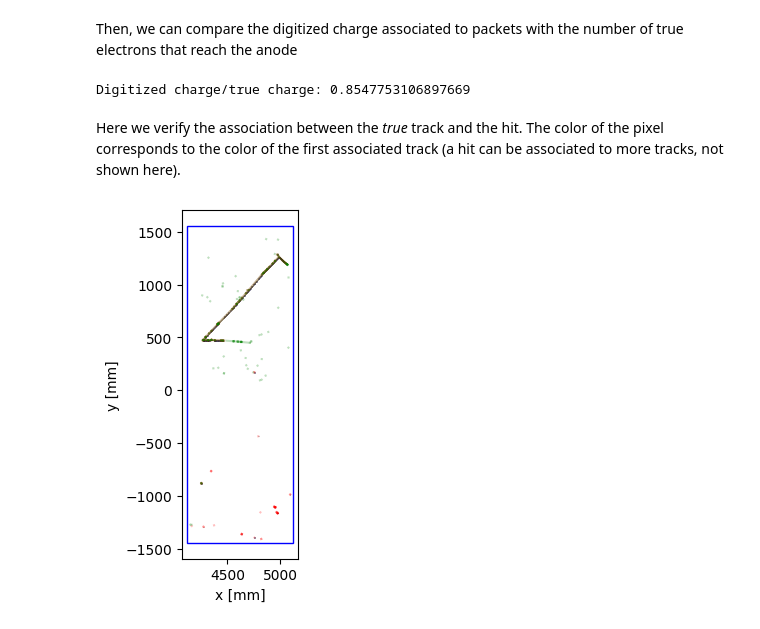
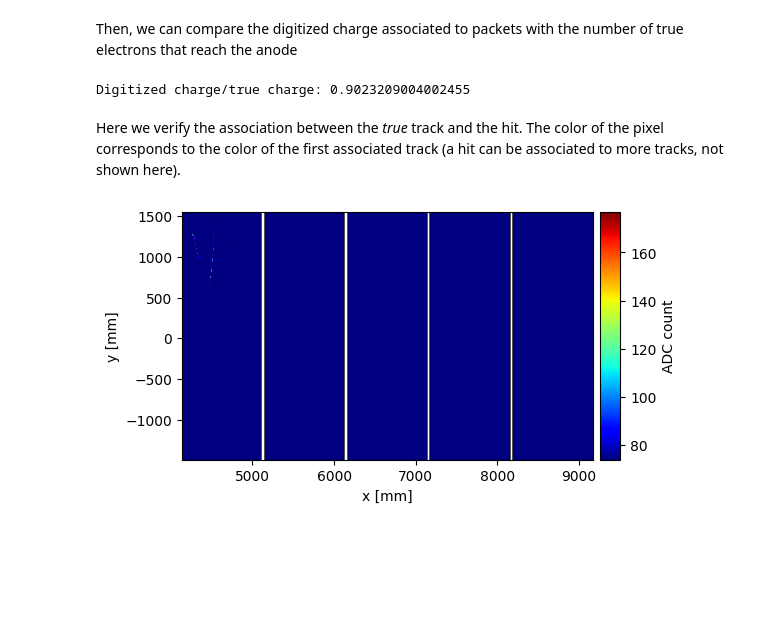
Before and after one commit to DUNE/larnd-sim, a Jupyter notebook: examples/NDLAr example.ipynb, the cells around one changed output. Cells and saved outputs as stored; diff of their text form; code cells hidden in the pictures; blank space fills up the shorter version.

```diff
--- a/examples/NDLAr example.ipynb
+++ b/examples/NDLAr example.ipynb
@@ -70,3 +60,0 @@ for itrk in range(selected_tracks.shape[0]):
-# %%
-selected_tracks = selected_tracks[is_inside==1]
-len(selected_tracks)
@@ -520,62 +505,81 @@ for tile in geometry_yaml['tile_chip_to_io']:
             pixel_pitch - y_size / 2 + pixel_pitch / 2
 
         x, y = _rotate_pixel((x, y), tile_orientation)
-        x += tile_positions[tile][2] + \
-            10*tpc_centers[tile_indeces[tile][0]-1][2]
-        y += tile_positions[tile][1] + \
-            10*tpc_centers[tile_indeces[tile][0]-1][1]
+        x += tile_positions[tile][2]
+        y += tile_positions[tile][1]
 
         geometry[(io_group, io_channel,
                        chip, channel)] = x, y
 # %% [markdown]
 Then, we can compare the digitized charge associated to packets with the number of true electrons that reach the anode
 # %%
-f = h5py.File("../cli/twomodules.larnd-fromcli.h5", "r")
-#f = h5py.File("LAr.neutrino.100.edep.larnd.h5", "r")
+f = h5py.File("LAr.neutrino.100.edep.larnd-fromnotebook.h5", "r")
 datawords = f['packets']['dataword'][f['packets']['packet_type']==0]
 print("Digitized charge/true charge:", sum(datawords/fee.ADC_COUNTS*(fee.V_REF-fee.V_CM)+fee.V_CM-fee.V_PEDESTAL)/fee.GAIN/sum(f['tracks']['n_electrons']))
+selected_tracks = f['tracks']
 # %% [output]
-Digitized charge/true charge: 0.8547753106897669
+Digitized charge/true charge: 0.9023209004002455
 # %% [markdown]
 Here we verify the association between the _true_ track and the hit. The color of the pixel corresponds to the color of the first associated track (a hit can be associated to more tracks, not shown here).
 # %%
-fig,ax = plt.subplots(1,1,constrained_layout=True)
+fig,ax = plt.subplots(1,1,tight_layout=True)
 plotted_tracks = []
+from matplotlib import colors
+from mpl_toolkits.axes_grid1.axes_divider import make_axes_locatable
+
+
+norm = colors.Normalize(vmin=fee.digitize(0), vmax=max(f['packets']['dataword']))
+cmap = cm.jet
+
+m = cm.ScalarMappable(norm=norm, cmap=cmap)
+module_ids = []
+
 colors = ['tab:blue','tab:orange','tab:green','tab:red','tab:purple','tab:brown']
-for ip,packet in enumerate(f['packets'][:500]):
+for ip,packet in enumerate(f['packets']):
 
     if packet['packet_type'] == 0:
         io_group, io_channel, chip, channel = packet['io_group'], packet['io_channel'], packet['chip_id'], packet['channel_id']
+        module_id = (io_group-1)//4
+        if module_id not in module_ids:
+            module_ids.append(module_id)
         io_group = io_group - (io_group-1)//4*4
         x,y = geometry[(io_group, io_channel, chip, channel)]
         track_ids = f['mc_packets_assn']['track_ids'][ip]
         fractions = f['mc_packets_assn']['fraction'][ip]
+        z_offset = tpc_centers[module_id][0]*10
+        x_offset = tpc_centers[module_id][2]*10
+        y_offset = tpc_centers[module_id][1]*10
 
-        rect = plt.Rectangle((x-consts.pixel_pitch*5, y-consts.pixel_pitch*5),
-                     consts.pixel_pitch*10, consts.pixel_pitch*10,
-                     linewidth=0.5, fc='b',
-                     edgecolor='k',alpha=0.5)
+        rect = plt.Rectangle((x+x_offset, y+y_offset),
+                             consts.pixel_pitch*10, consts.pixel_pitch*10,
+                             linewidth=0, fc=m.to_rgba(packet['dataword']))
 
         ax.add_patch(rect)
 
         for trackid in track_ids:
             if trackid >= 0 and trackid not in plotted_tracks:
                 plotted_tracks.append(trackid)
                 ax.plot((f['tracks'][trackid]['x_start']*10,f['tracks'][trackid]['x_end']*10),
-                        (f['tracks'][trackid]['y_start']*10,f['tracks'][trackid]['y_end']*10),c='r',alpha=0.25)
-#                        (f['tracks'][trackid]['y_start']*10+218.236,f['tracks'][trackid]['y_end']*10+218.236),c='r',alpha=0.25)
+                        (f['tracks'][trackid]['y_start']*10,f['tracks'][trackid]['y_end']*10),c='r',alpha=0.75,lw=0.1)
+                       # (f['tracks'][trackid]['y_start']*10+218.236,f['tracks'][trackid]['y_end']*10+218.236),c='r',alpha=0.25)
 
 for track in selected_tracks:
     ax.plot((track['x_start']*10,track['x_end']*10),
-            (track['y_start']*10,track['y_end']*10),c='g',alpha=0.25)
+            (track['y_start']*10,track['y_end']*10),c='r',alpha=0)
 
-tpc_rect = plt.Rectangle((4119.6,-1446.13), 1000, 3000, linewidth=1, edgecolor='b', facecolor='none')
+for tpc in consts.tpc_borders:
+    tpc_rect = plt.Rectangle((tpc[0][0]*10,tpc[1][0]*10), 972.8, 3040, linewidth=0.1, edgecolor='k', facecolor=cmap(0),zorder=-1)
+    ax.add_patch(tpc_rect)
 
 ax.set_aspect("equal")
 ax.set_xlabel("x [mm]")
 ax.set_ylabel("y [mm]")
 ax.add_patch(tpc_rect)
-
+ax.set_xlim(np.min(consts.tpc_borders[:,0,:])*10,np.max(consts.tpc_borders[:,0,:])*10)
+ax.set_ylim(np.min(consts.tpc_borders[:,1,:])*10,np.max(consts.tpc_borders[:,1,:])*10)
+divider0 = make_axes_locatable(ax)
+cax0 = divider0.append_axes("right", size="5%", pad=0.07)
+fig.colorbar(m, ax=ax, cax=cax0, label='ADC count')
 fig.savefig("mc.pdf")
 # %% [output]
-[figure, old version]
+[figure, new version]
```
Also changed, not shown: parts of 8 cells of this notebook, 2 other files.
